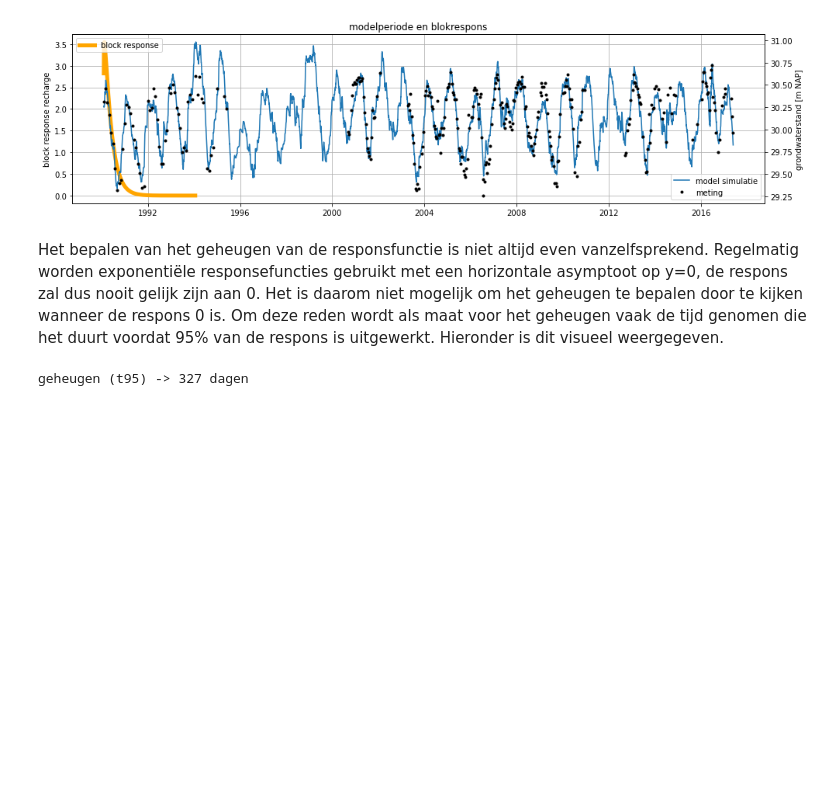
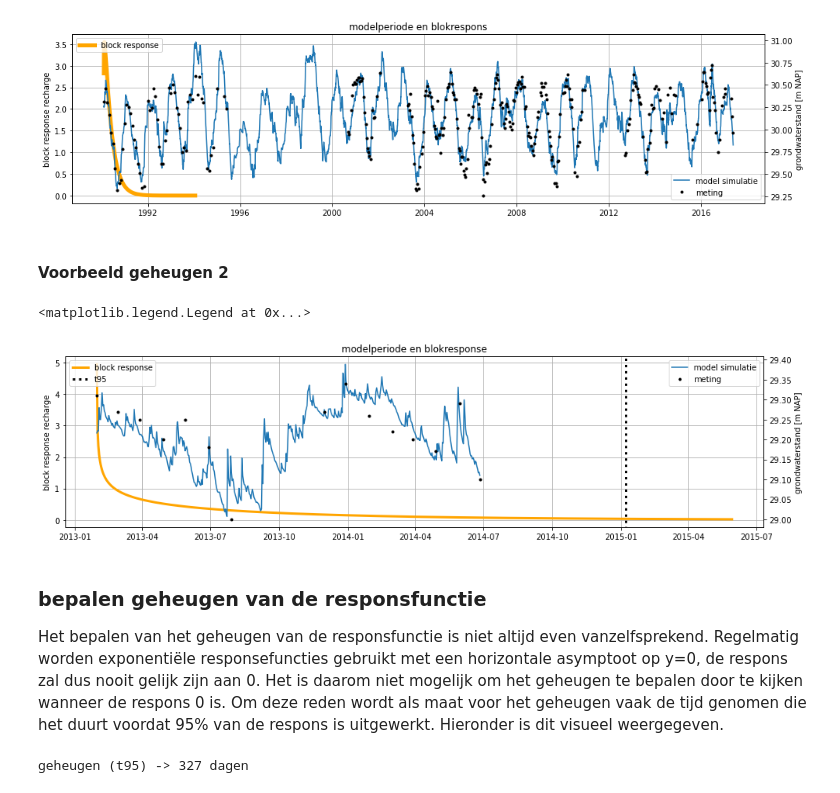
Before and after one commit to ArtesiaWater/stowa_handleiding_tijdreeksanalyse, a Jupyter notebook: beoordeling/beoordeling.ipynb, the cells around one changed output. Cells and saved outputs as stored; diff of their text form; code cells hidden in the pictures; blank space fills up the shorter version.

Commit message:
add geheugen voorbeeld

```diff
--- a/beoordeling/beoordeling.ipynb
+++ b/beoordeling/beoordeling.ipynb
@@ -663,3 +662,5 @@ ax2.legend(loc=4)
 # %% [output]
 <matplotlib.legend.Legend at 0x...>
 [figure]
+# %% [markdown]
+#### Voorbeeld geheugen 2
@@ -666,4 +684,42 @@ ax2.legend(loc=4)
+# %%
+ml_voorbeeld = ps.io.load(os.path.join('data','voorbeeld_geheugen.pas'))
+ml_voorbeeld.solve(report=False)
+# %%
+# get response functie
+sm = ml_voorbeeld.stressmodels['recharge']
+resp_func = sm.rfunc
+fig, ax = plt.subplots(figsize=(16,4))
+block_resp = resp_func.block(ml_voorbeeld.get_parameters('recharge'), cutoff=0.97)
+
+# plot response functie
+ax.plot(pd.date_range(ml_voorbeeld.settings['tmin'], periods=len(block_resp)), block_resp,
+        label='block response',
+        color='orange', lw=3)
+ax.grid()
+ax.set_ylabel('block response recharge')
+ax.set_title('modelperiode en blokresponse')
+
+# plot t95 response functie
+t95 = ml_voorbeeld.stressmodels['recharge'].rfunc.get_tmax(ml_voorbeeld.get_parameters('recharge'), cutoff=0.95)
+t95_dt = ml_voorbeeld.settings['tmin'] + dt.timedelta(t95)
+ylim = ax.get_ylim()
+ax.vlines(t95_dt, -100, 100, ls=':', color='k', label='t95', lw=3)
+ax.set_ylim(ylim)
+
+ax.legend(loc=2)
+
+# plot model results
+ax2 = ax.twinx()
+ax2.plot(ml_voorbeeld.simulate(), label='model simulatie')#, lw=0.2)
+ax2.plot(ml_voorbeeld.oseries.series_original, marker='.', ls='', color='k', label='meting')
+ax2.set_ylabel('grondwaterstand [m NAP]')
+ax2.legend(loc=1)
+# %% [output]
+<matplotlib.legend.Legend at 0x...>
+[figure, added]
 # %% [markdown]
+### bepalen geheugen van de responsfunctie
+
 Het bepalen van het geheugen van de responsfunctie is niet altijd even vanzelfsprekend. Regelmatig worden exponentiële responsefuncties gebruikt met een horizontale asymptoot op y=0, de respons zal dus nooit gelijk zijn aan 0. Het is daarom niet mogelijk om het geheugen te bepalen door te kijken wanneer de respons 0 is. Om deze reden wordt als maat voor het geheugen vaak de tijd genomen die het duurt voordat 95% van de respons is uitgewerkt. Hieronder is dit visueel weergegeven.
 # %%
 t95 = resp_func.get_tmax(ml.get_parameters('recharge'), cutoff=0.95)
```
Also changed, not shown: parts of 13 cells of this notebook, 1 other file.
